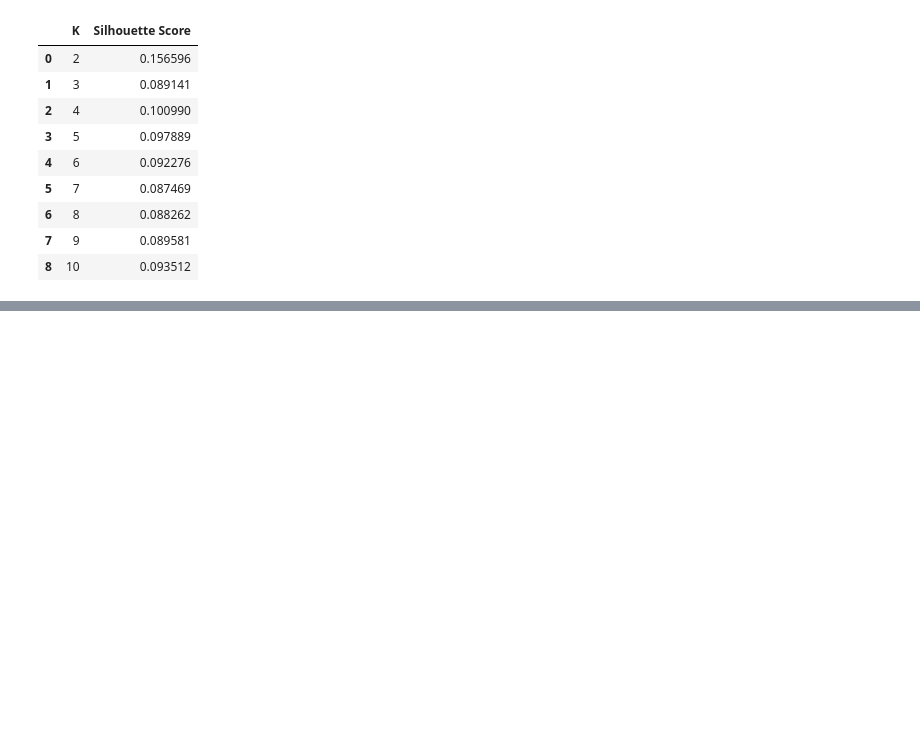
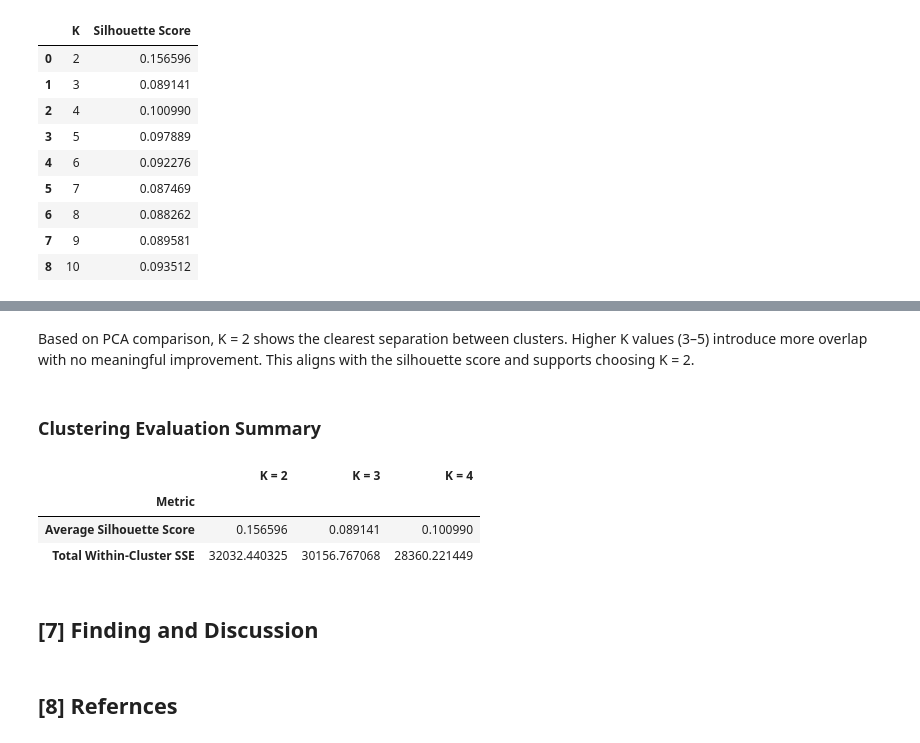
Before and after one commit to SaraAljuraybah/Data-Mining-Project, a Jupyter notebook: Reports/Phase3.ipynb, the cells around one changed output, grey strips where cells are left out. Cells and saved outputs as stored; diff of their text form; code cells hidden in the pictures; blank space fills up the shorter version.

```diff
--- a/Reports/Phase3.ipynb
+++ b/Reports/Phase3.ipynb
@@ -1208,0 +1224,39 @@ Higher values of K show decreasing inertia, with the curve stabilizing after K =
+# %% [markdown]
+Based on PCA comparison, K = 2 shows the clearest separation between clusters.
+Higher K values (3–5) introduce more overlap with no meaningful improvement.
+This aligns with the silhouette score and supports choosing K = 2.
+# %% [markdown]
+### Clustering Evaluation Summary
+# %%
+from sklearn.cluster import KMeans
+from sklearn.metrics import silhouette_score
+import pandas as pd
+
+Ks = [2, 3, 4]
+
+sil_scores = []
+sse_values = []
+
+for k in Ks:
+    kmeans = KMeans(n_clusters=k, random_state=42)
+    labels = kmeans.fit_predict(X_scaled)
+
+    sil_scores.append(silhouette_score(X_scaled, labels))
+    sse_values.append(kmeans.inertia_)
+evaluation_summary_df = pd.DataFrame({
+    "Metric": ["Average Silhouette Score", "Total Within-Cluster SSE"],
+    "K = 2": [sil_scores[0], sse_values[0]],
+    "K = 3": [sil_scores[1], sse_values[1]],
+    "K = 4": [sil_scores[2], sse_values[2]],
+}).set_index("Metric")
+
+evaluation_summary_df
+# %% [output]
+|  | K = 2 | K = 3 | K = 4 |
+| Metric |  |  |  |
+| Average Silhouette Score | 0.156596 | 0.089141 | 0.100990 |
+| Total Within-Cluster SSE | 32032.440325 | 30156.767068 | 28360.221449 |
+# %% [markdown]
+## [7] Finding and Discussion
+# %% [markdown]
+## [8] Refernces
```
Also changed, not shown: parts of 6 cells of this notebook.
